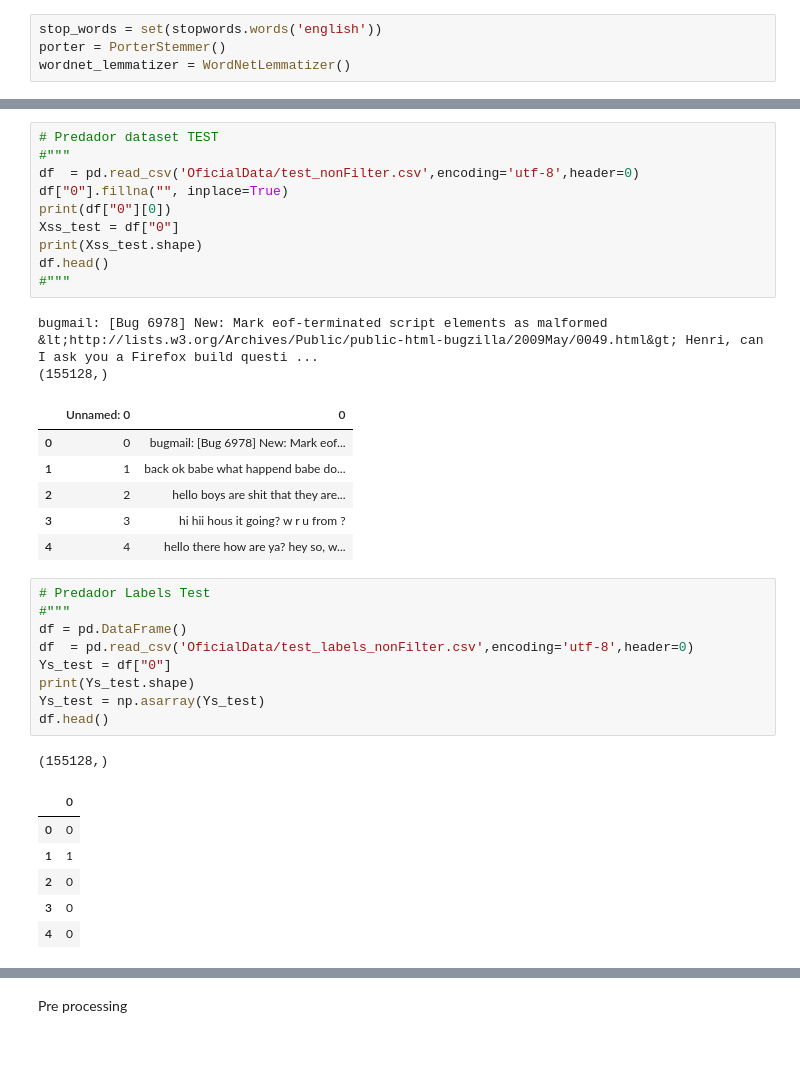
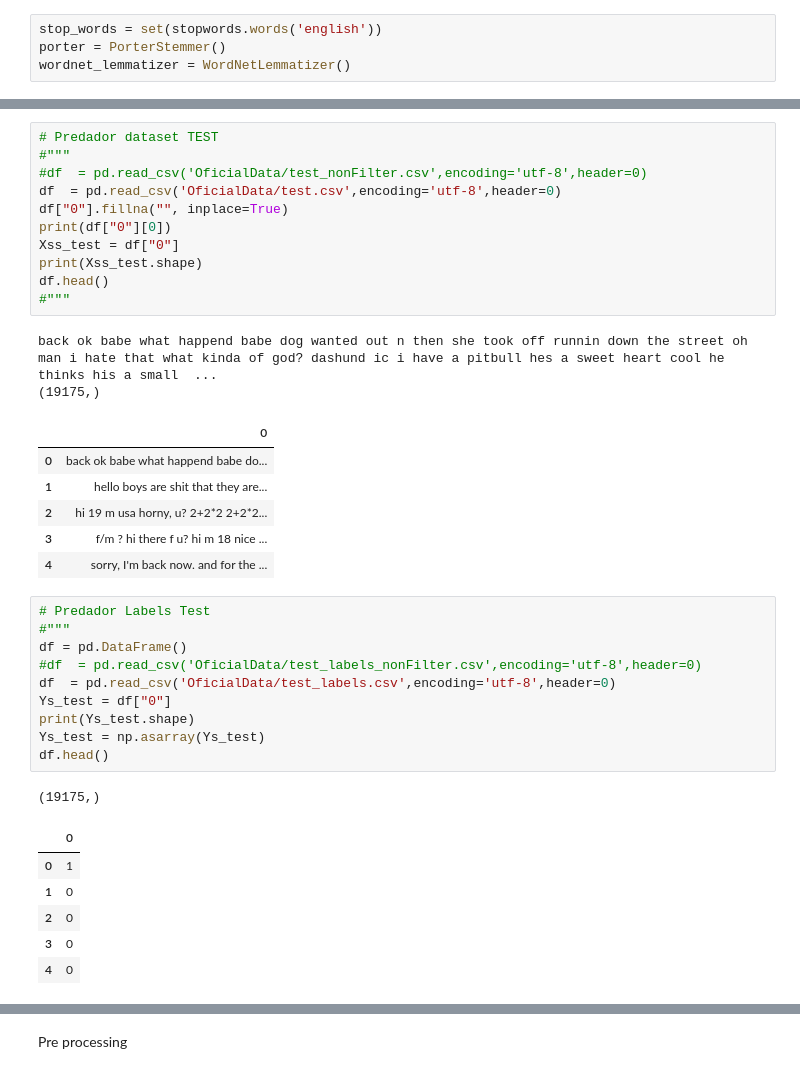
Before and after one commit to danielafe7-usp/Project, a Jupyter notebook: Shuffle data-Book Pre processing.ipynb, the cells around one changed output, grey strips where cells are left out. Drawn from its saved outputs; the diff is of its cells as text.

```diff
--- a/Shuffle data-Book Pre processing.ipynb
+++ b/Shuffle data-Book Pre processing.ipynb
@@ -77,36 +79,38 @@ df.head()
 # %%
 # Predador dataset TEST
 #"""
-df  = pd.read_csv('OficialData/test_nonFilter.csv',encoding='utf-8',header=0)
+#df  = pd.read_csv('OficialData/test_nonFilter.csv',encoding='utf-8',header=0)
+df  = pd.read_csv('OficialData/test.csv',encoding='utf-8',header=0)
 df["0"].fillna("", inplace=True)
 print(df["0"][0])
 Xss_test = df["0"]
 print(Xss_test.shape)
 df.head()
 #"""
 # %% [output]
-bugmail: [Bug 6978] New: Mark eof-terminated script elements as malformed &lt;http://lists.w3.org/Archives/Public/public-html-bugzilla/2009May/0049.html&gt; Henri, can I ask you a Firefox build questi ...
-(155128,)
+back ok babe what happend babe dog wanted out n then she took off runnin down the street oh man i hate that what kinda of god? dashund ic i have a pitbull hes a sweet heart cool he thinks his a small  ...
+(19175,)
-|  | Unnamed: 0 | 0 |
-| 0 | 0 | bugmail: [Bug 6978] New: Mark eof... |
-| 1 | 1 | back ok babe what happend babe do... |
-| 2 | 2 | hello boys are shit that they are... |
-| 3 | 3 | hi hii hous it going? w r u from ? |
-| 4 | 4 | hello there how are ya? hey so, w... |
+|  | 0 |
+| 0 | back ok babe what happend babe do... |
+| 1 | hello boys are shit that they are... |
+| 2 | hi 19 m usa horny, u? 2+2*2 2+2*2... |
+| 3 | f/m ? hi there f u? hi m 18 nice ... |
+| 4 | sorry, I'm back now. and for the ... |
 # %%
 # Predador Labels Test
 #"""
 df = pd.DataFrame()
-df  = pd.read_csv('OficialData/test_labels_nonFilter.csv',encoding='utf-8',header=0)
+#df  = pd.read_csv('OficialData/test_labels_nonFilter.csv',encoding='utf-8',header=0)
+df  = pd.read_csv('OficialData/test_labels.csv',encoding='utf-8',header=0)
 Ys_test = df["0"]
 print(Ys_test.shape)
 Ys_test = np.asarray(Ys_test)
 df.head()
 # %% [output]
-(155128,)
+(19175,)
 |  | 0 |
-| 0 | 0 |
-| 1 | 1 |
+| 0 | 1 |
+| 1 | 0 |
 | 2 | 0 |
 | 3 | 0 |
 | 4 | 0 |
```
Also changed, not shown: parts of 66 cells of this notebook, 1 other file.
